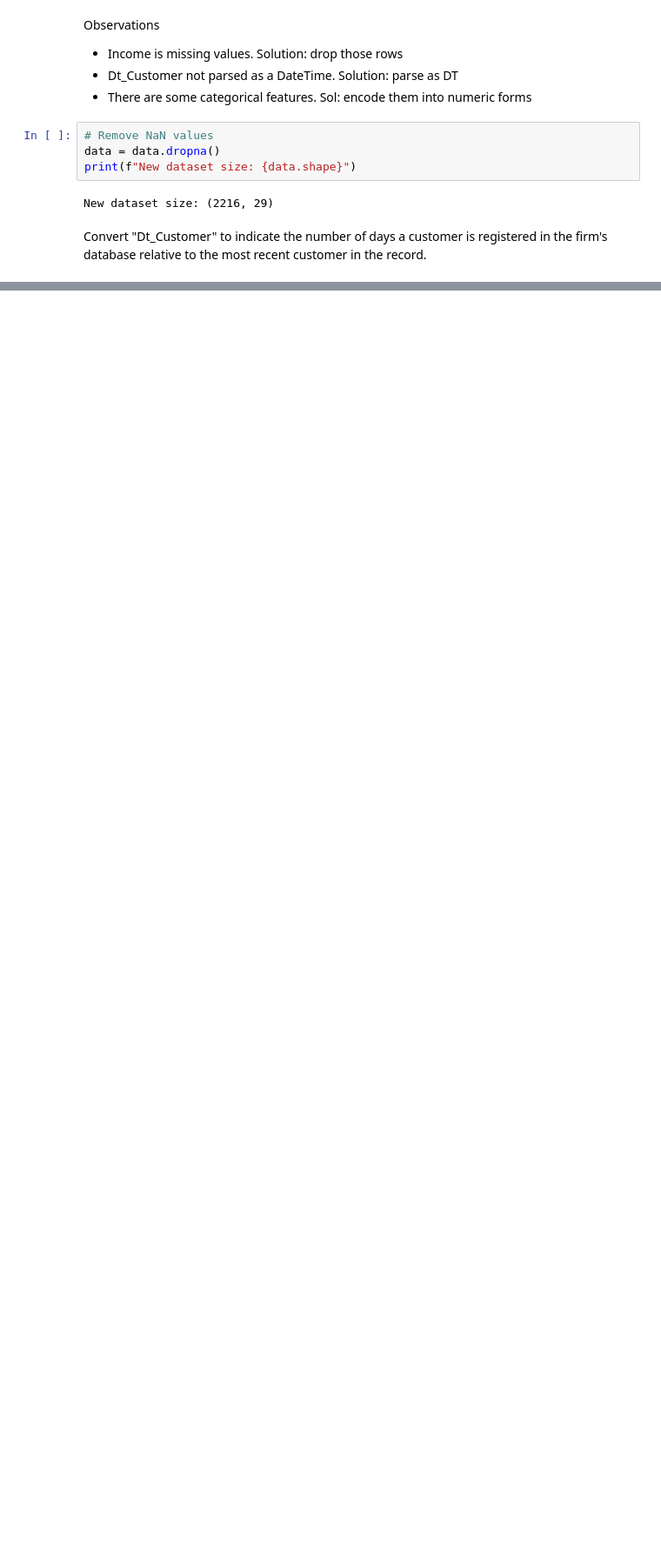
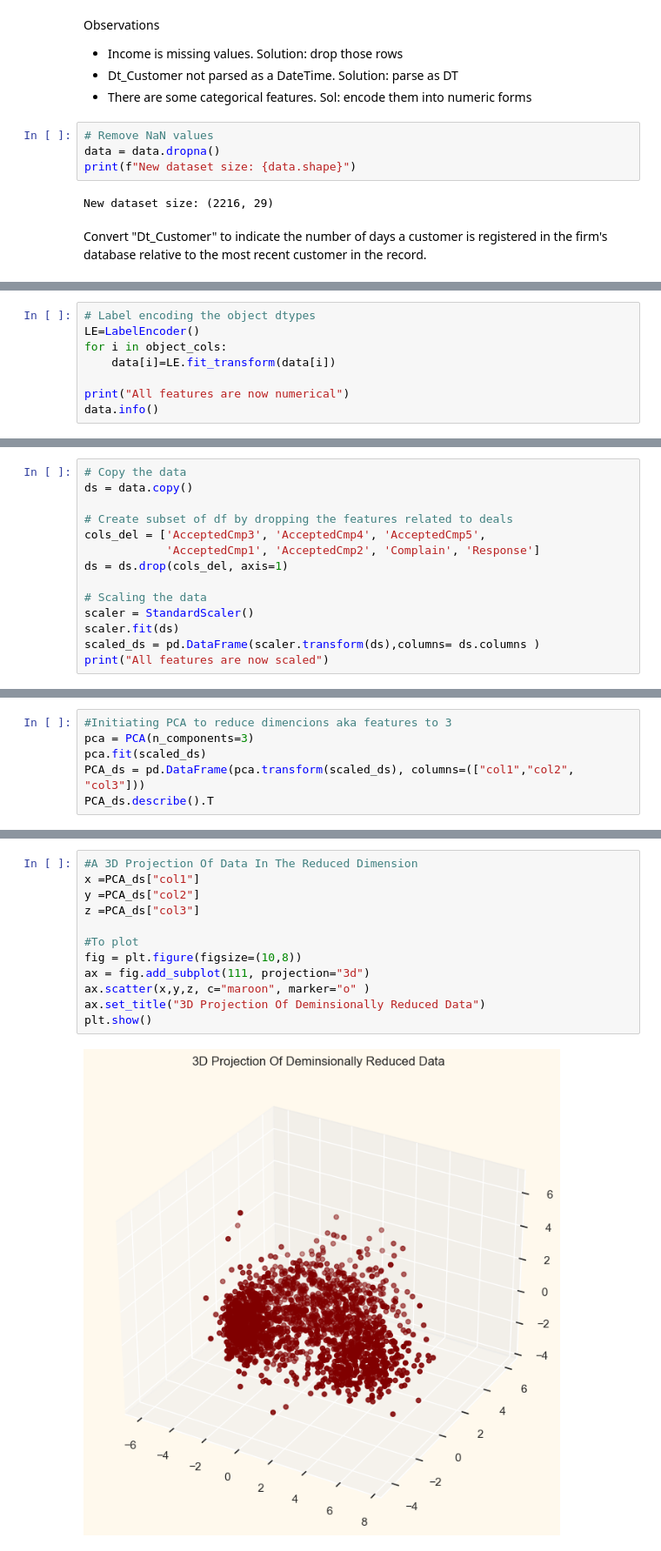
Before and after one commit to georgekenefati/Customer-Personality-Segmentation, a Jupyter notebook: cluster_analysis.ipynb, the cells around one changed output, grey strips where cells are left out. Shown at 87% size. Saved outputs shown, nothing was run; the diff lists cells and outputs as text; blank space fills up the shorter version.

```diff
--- a/cluster_analysis.ipynb
+++ b/cluster_analysis.ipynb
@@ -104,0 +291,8 @@ Convert "Dt_Customer" to indicate the number of days a customer is registered in
+# %%
+# Label encoding the object dtypes
+LE=LabelEncoder()
+for i in object_cols:
+    data[i]=LE.fit_transform(data[i])
+
+print("All features are now numerical")
+data.info()
@@ -104,0 +317,14 @@ Convert "Dt_Customer" to indicate the number of days a customer is registered in
+# %%
+# Copy the data
+ds = data.copy()
+
+# Create subset of df by dropping the features related to deals
+cols_del = ['AcceptedCmp3', 'AcceptedCmp4', 'AcceptedCmp5',
+            'AcceptedCmp1', 'AcceptedCmp2', 'Complain', 'Response']
+ds = ds.drop(cols_del, axis=1)
+
+# Scaling the data
+scaler = StandardScaler()
+scaler.fit(ds)
+scaled_ds = pd.DataFrame(scaler.transform(ds),columns= ds.columns )
+print("All features are now scaled")
@@ -104,0 +360,6 @@ Convert "Dt_Customer" to indicate the number of days a customer is registered in
+# %%
+#Initiating PCA to reduce dimencions aka features to 3
+pca = PCA(n_components=3)
+pca.fit(scaled_ds)
+PCA_ds = pd.DataFrame(pca.transform(scaled_ds), columns=(["col1","col2", "col3"]))
+PCA_ds.describe().T
@@ -104,0 +371,14 @@ Convert "Dt_Customer" to indicate the number of days a customer is registered in
+# %%
+#A 3D Projection Of Data In The Reduced Dimension
+x =PCA_ds["col1"]
+y =PCA_ds["col2"]
+z =PCA_ds["col3"]
+
+#To plot
+fig = plt.figure(figsize=(10,8))
+ax = fig.add_subplot(111, projection="3d")
+ax.scatter(x,y,z, c="maroon", marker="o" )
+ax.set_title("3D Projection Of Deminsionally Reduced Data")
+plt.show()
+# %% [output]
+[figure, added]
```
Also changed, not shown: parts of 35 cells of this notebook, 1 other file.
